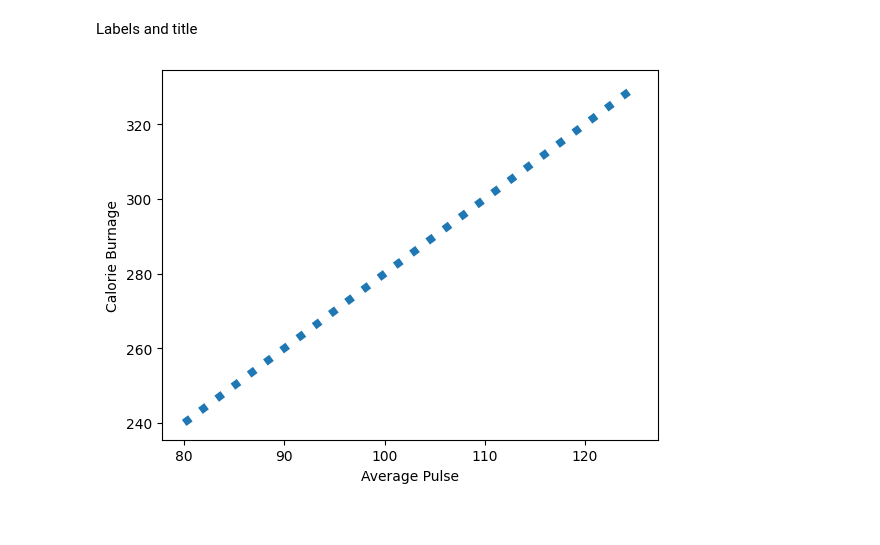
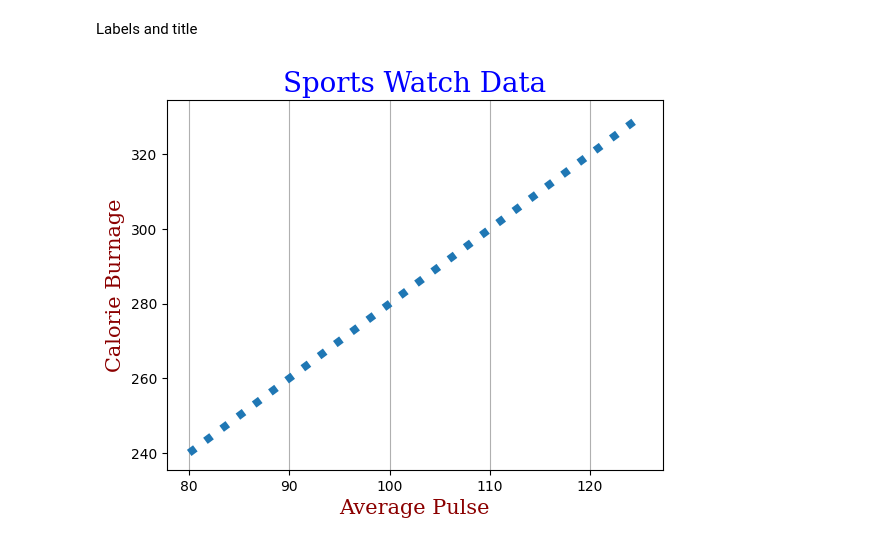
Before and after one commit to Imrkraghu/Rohit_AI_ML, a Jupyter notebook: Rohit_AI_ML/pandas/Data Visualization1/dvpractice.ipynb, the cells around one changed output. Saved outputs shown, nothing was run; the diff lists cells and outputs as text; code cells hidden in the pictures.

```diff
--- a/Rohit_AI_ML/pandas/Data Visualization1/dvpractice.ipynb
+++ b/Rohit_AI_ML/pandas/Data Visualization1/dvpractice.ipynb
@@ -190,11 +190,15 @@ Labels and title
 # %%
 import numpy as np
 import matplotlib.pyplot as plt
 x = np.array([80, 85, 90, 95, 100, 105, 110, 115, 120, 125])
 y = np.array([240, 250, 260, 270, 280, 290, 300, 310, 320, 330])
 plt.plot(x, y, linestyle = 'dotted',linewidth = '5.5' )
-plt.xlabel("Average Pulse")
-plt.ylabel("Calorie Burnage")
+font1 = {'family':'serif','color':'blue','size':20}
+font2 = {'family':'serif','color':'darkred','size':15}
+plt.title("Sports Watch Data", fontdict = font1)
+plt.xlabel("Average Pulse",fontdict = font2)
+plt.ylabel("Calorie Burnage",fontdict = font2)
+plt.grid(axis = 'x')
 plt.show()
 # %% [output]
-[figure, old version]
+[figure, new version]
```
